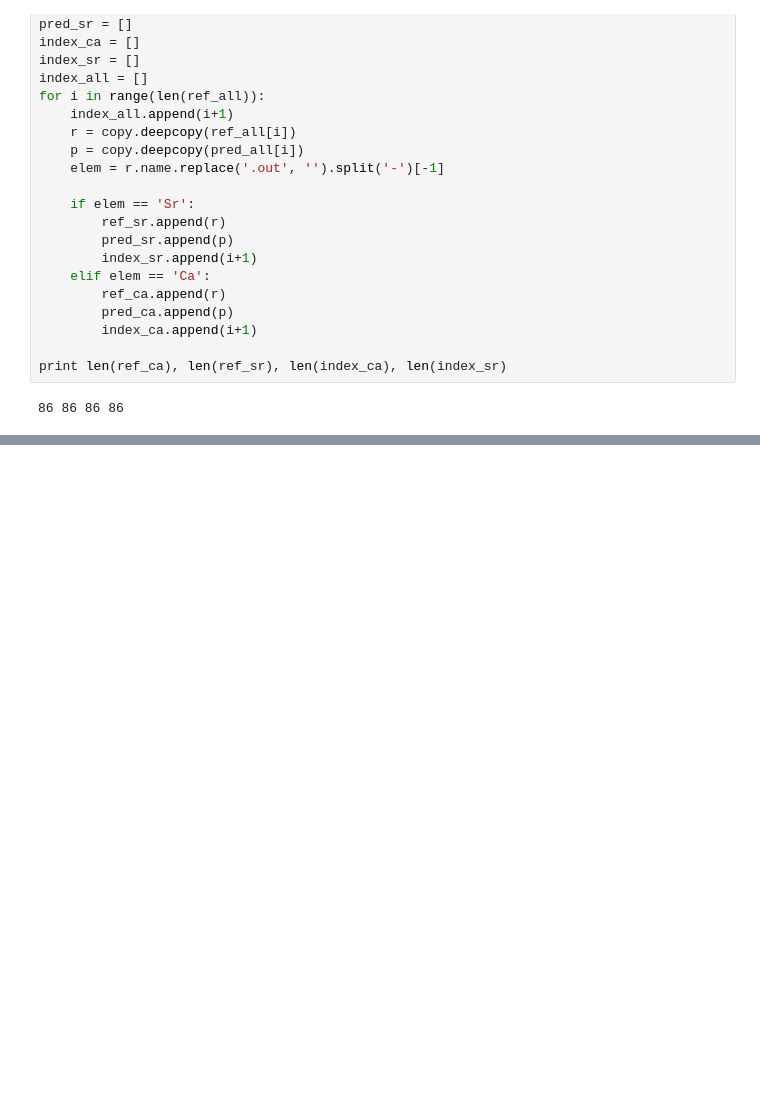
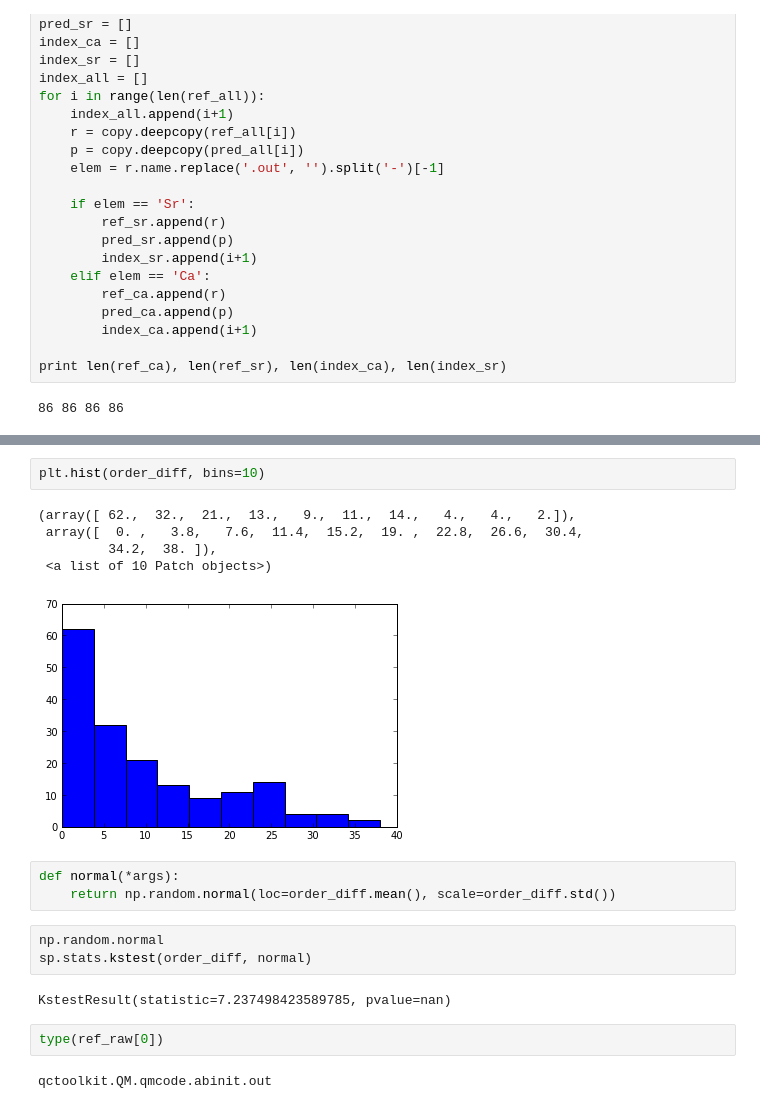
Before and after one commit to SamKChang/20170406_alchemy_optimization, a Jupyter notebook: analysis/alanate_vacancy.ipynb, the cells around one changed output, grey strips where cells are left out. Cells and saved outputs as stored; diff of their text form; blank space fills up the shorter version.

```diff
--- a/analysis/alanate_vacancy.ipynb
+++ b/analysis/alanate_vacancy.ipynb
@@ -358,0 +564,20 @@ print fit(x34, y34)
+# %%
+plt.hist(order_diff, bins=10)
+# %% [output]
+(array([ 62.,  32.,  21.,  13.,   9.,  11.,  14.,   4.,   4.,   2.]),
+ array([  0. ,   3.8,   7.6,  11.4,  15.2,  19. ,  22.8,  26.6,  30.4,
+         34.2,  38. ]),
+ <a list of 10 Patch objects>)
+[figure, added]
+# %%
+def normal(*args):
+    return np.random.normal(loc=order_diff.mean(), scale=order_diff.std())
+# %%
+np.random.normal
+sp.stats.kstest(order_diff, normal)
+# %% [output]
+KstestResult(statistic=7.237498423589785, pvalue=nan)
+# %%
+type(ref_raw[0])
+# %% [output]
+qctoolkit.QM.qmcode.abinit.out
```
Also changed, not shown: parts of 40 cells of this notebook, 1 other file.
